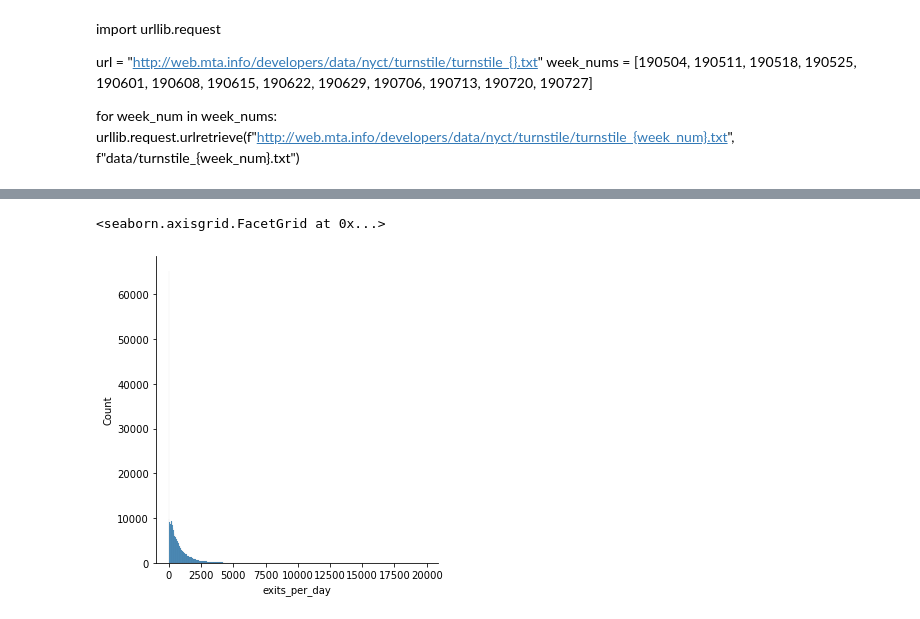
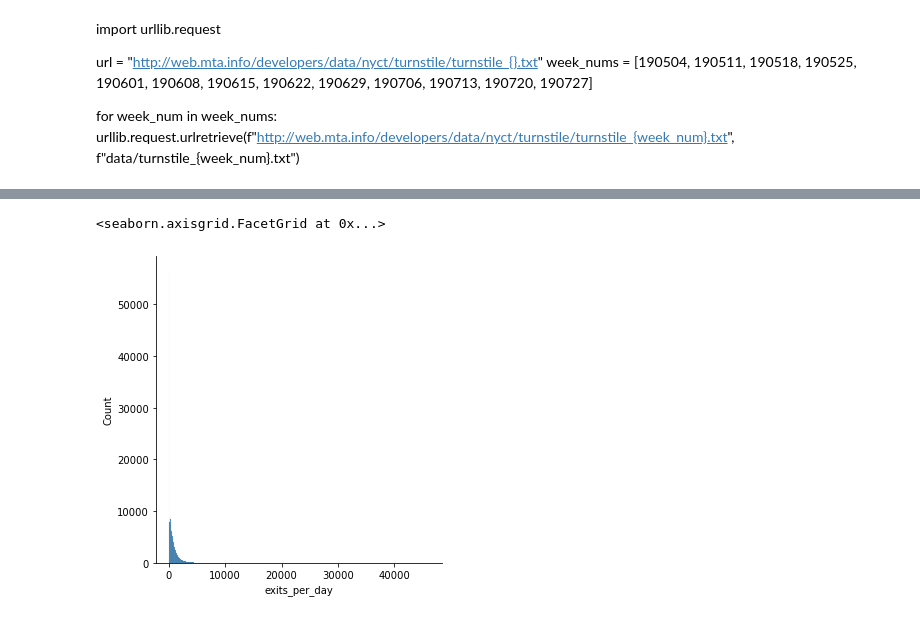
Before and after one commit to Andrewjw91/NY-MTA-Exploratory-Data-Analysis, a Jupyter notebook: mta py 2.ipynb, the cells around one changed output, grey strips where cells are left out. Cells and saved outputs as stored; diff of their text form; code cells hidden in the pictures.

```diff
--- a/mta py 2.ipynb
+++ b/mta py 2.ipynb
@@ -35,3 +30,7 @@ KeyError: 0
+# %%
+df = all_data
+#Drop Dups
+df.drop_duplicates(inplace=True)
 # %%
 # Need to convert EXITS column field11 into numeric type
 df['EXITS'] = df['EXITS'].astype(np.float64)
@@ -70,12 +50,12 @@ df.head()
 #This excludes the EXITS count from TIME 20:00-23:59 each day. The data from this date frame is not as relevant to my company of interest.
 #The EXITS count during this time is likely minimal. Additionally, scooters are reclaimed at night to charge to be redeployed the next morning.
 #I used .shift method with PREV_EXITS initially. However, for C/A==S101A, SCP==01-00-03 between 05/01/2019 and 05/02/2019 there was an unexplained jump from 432 to 1078346838.
-max_exit = df.groupby(['C/A','SCP','STATION','DATE'])[['EXITS']].max()
+max_exit = df.groupby(['C/A','SCP','STATION','DATE','AREA'])[['EXITS']].max()
 # %%
 # Need to find the min(EXITS) for each (SCP) by DATE
-min_exit = df.groupby(['C/A','SCP','STATION','DATE'])[['EXITS']].min()
+min_exit = df.groupby(['C/A','SCP','STATION','DATE','AREA'])[['EXITS']].min()
 # %%
 #Merging total scp exits data into one df, on matching SCP column
-total_scp_exit = pd.merge(max_exit, min_exit, on=['C/A','SCP','STATION','DATE'])
+total_scp_exit = pd.merge(max_exit, min_exit, on=['C/A','SCP','STATION','DATE','AREA'])
 total_scp_exit.head()
 # %% [output]
@@ -119,6 +99,6 @@ total_scp_exit.sort_values(['exits_per_day'], ascending=False)
 # %%
-sns.displot(total_scp_exit[(total_scp_exit.exits_per_day <20000)].exits_per_day)
+sns.displot(total_scp_exit[(total_scp_exit.exits_per_day <51325)].exits_per_day)
 #This shows distribution of exits_per_day values
 # %% [output]
 <seaborn.axisgrid.FacetGrid at 0x...>
-[figure, old version]
+[figure, new version]
```
Also changed, not shown: parts of 26 cells of this notebook.
